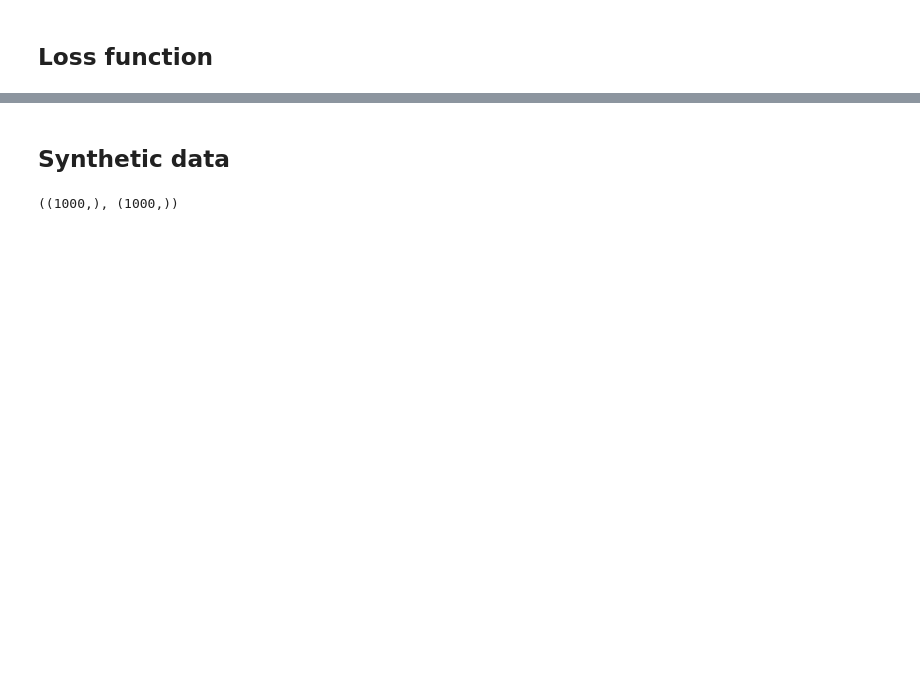
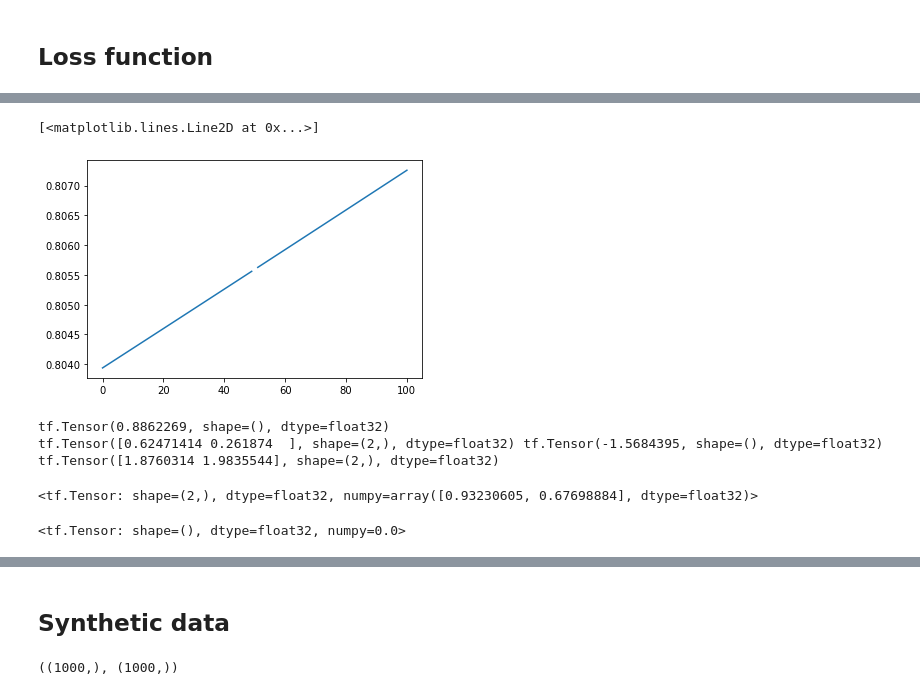
Before and after one commit to sagar-garg/WeatherBench, a Jupyter notebook: devlog/034-tp_param.ipynb, the cells around one changed output, grey strips where cells are left out. Drawn from its saved outputs; the diff is of its cells as text; code cells hidden in the pictures; blank space fills up the shorter version.

```diff
--- a/devlog/034-tp_param.ipynb
+++ b/devlog/034-tp_param.ipynb
@@ -201 +218,23 @@ def lcgev_cdf_tf(x, mu, sigma, xi):
     return g
+# %%
+def gev_cdf2(y, mu, sigma, xi):
+    y = (y-mu)/sigma
+    x = 1 + xi * y
+    x[x < 0] = 0
+    x = x**(-1/xi)
+    return np.where(np.isinf(np.exp(-x)), 0, np.exp(-x))
+# %%
+def crps_lcgev2(y, mu, sigma, xi):
+#     pdb.set_trace()
+    SCdSH = sigma/xi
+    Gam1mSH = gamma(1-xi)
+#     print(Gam1mSH)
+
+    probY = gev_cdf2(y, mu, sigma, xi)
+    prob0 = gev_cdf2(0, mu, sigma, xi)
+
+    T1 = (y-mu) * (2*probY-1) + mu * prob0**2
+    T2 = SCdSH * ( 1-prob0**2 - 2**xi*Gam1mSH*gammainc(1-xi, -2*np.log(prob0)) )
+    T3 = -2*SCdSH * ( 1-probY - Gam1mSH*gammainc(1-xi, -np.log(probY)) )
+#     print(T1, T2, T3)
+    return T1 + T2 + T3
@@ -218,8 +297,23 @@ def crps_lcgev_tf(y, mu, sigma, xi):
+# %%
+plt.plot(crps_lcgev2(np.array([0.5]), loc, scale, np.linspace(-0.005, 0.005, 101)))
+# %% [output]
+[<matplotlib.lines.Line2D at 0x...>]
+[figure, added]
+# %%
+crps_lcgev_tf(np.array([0, 0.5]), loc, scale, -shape, 'float32')
+# %% [output]
+tf.Tensor(0.8862269, shape=(), dtype=float32)
+tf.Tensor([0.62471414 0.261874  ], shape=(2,), dtype=float32) tf.Tensor(-1.5684395, shape=(), dtype=float32) tf.Tensor([1.8760314 1.9835544], shape=(2,), dtype=float32)
+<tf.Tensor: shape=(2,), dtype=float32, numpy=array([0.93230605, 0.67698884], dtype=float32)>
 # %%
 mu = tf.Variable(np.array([0.1]))
 sigma = tf.Variable(np.array([1.]))
 xi = tf.Variable(np.array([-0.5]))
 y = np.array([0.5])
+# %%
+tf.constant(0.)
+# %% [output]
+<tf.Tensor: shape=(), dtype=float32, numpy=0.0>
 # %%
 crps_lcgev_tf(y, mu, sigma, xi)
 # %% [output]
```
Also changed, not shown: parts of 25 cells of this notebook, 6 other files.
